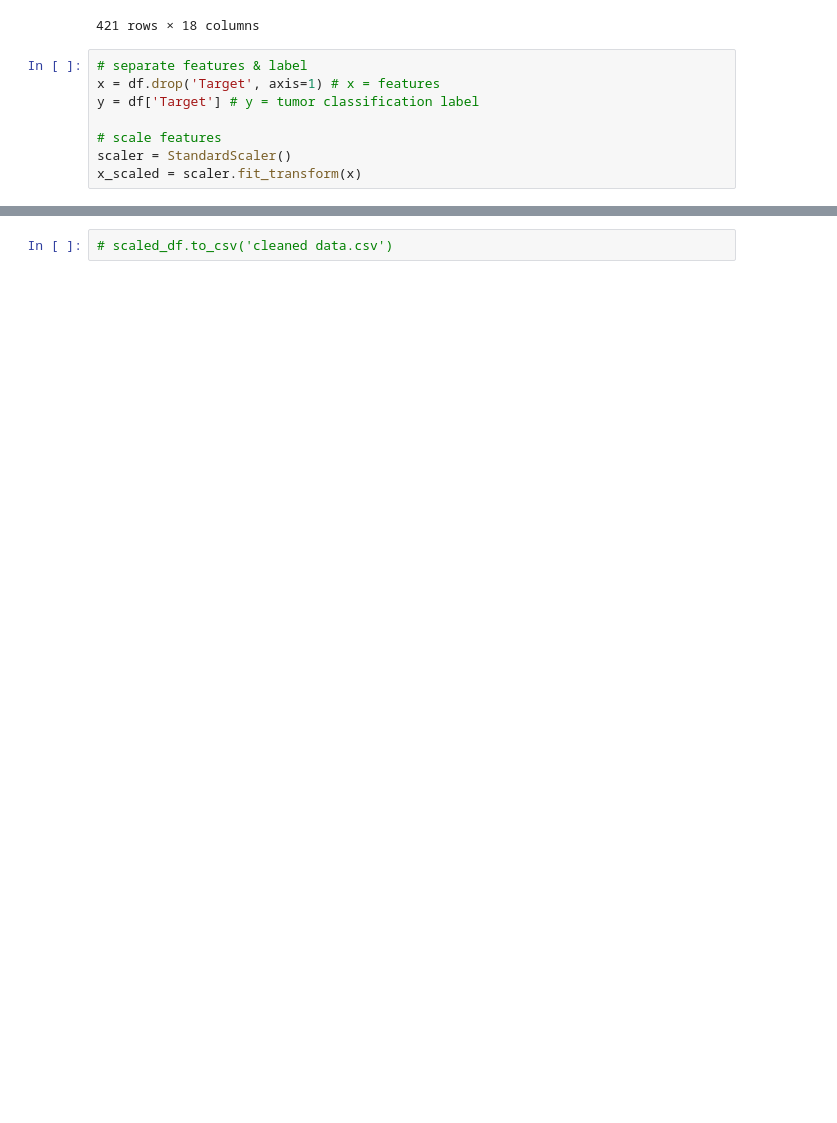
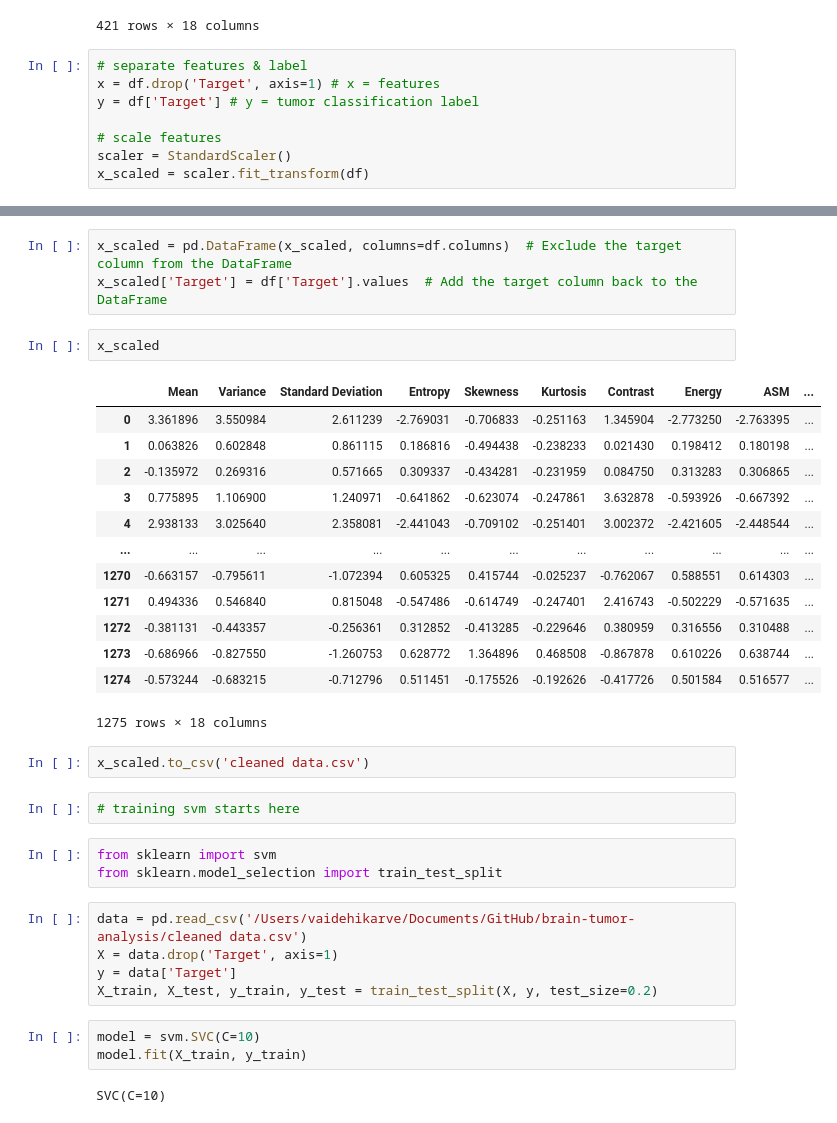
Before and after one commit to bt-ktm/brain-tumor-analysis, a Jupyter notebook: feature engineering.ipynb, the cells around one changed output, grey strips where cells are left out. Cells and saved outputs as stored; diff of their text form; blank space fills up the shorter version.

Commit message:
fixed cleaned dataset and basic svm modeling

```diff
--- a/feature engineering.ipynb
+++ b/feature engineering.ipynb
@@ -159,4 +159,4 @@ y = df['Target'] # y = tumor classification label
 
 # scale features
 scaler = StandardScaler()
-x_scaled = scaler.fit_transform(x)
+x_scaled = scaler.fit_transform(df)
@@ -180,2 +163,36 @@ scaled_df
+# %%
+x_scaled = pd.DataFrame(x_scaled, columns=df.columns)  # Exclude the target column from the DataFrame
+x_scaled['Target'] = df['Target'].values  # Add the target column back to the DataFrame
+# %%
+x_scaled
+# %% [output]
+|  | Mean | Variance | Standard Deviation | Entropy | Skewness | Kurtosis | Contrast | Energy | ASM | ... |
+| 0 | 3.361896 | 3.550984 | 2.611239 | -2.769031 | -0.706833 | -0.251163 | 1.345904 | -2.773250 | -2.763395 | ... |
+| 1 | 0.063826 | 0.602848 | 0.861115 | 0.186816 | -0.494438 | -0.238233 | 0.021430 | 0.198412 | 0.180198 | ... |
+| 2 | -0.135972 | 0.269316 | 0.571665 | 0.309337 | -0.434281 | -0.231959 | 0.084750 | 0.313283 | 0.306865 | ... |
+| 3 | 0.775895 | 1.106900 | 1.240971 | -0.641862 | -0.623074 | -0.247861 | 3.632878 | -0.593926 | -0.667392 | ... |
+| 4 | 2.938133 | 3.025640 | 2.358081 | -2.441043 | -0.709102 | -0.251401 | 3.002372 | -2.421605 | -2.448544 | ... |
+| ... | ... | ... | ... | ... | ... | ... | ... | ... | ... | ... |
+| 1270 | -0.663157 | -0.795611 | -1.072394 | 0.605325 | 0.415744 | -0.025237 | -0.762067 | 0.588551 | 0.614303 | ... |
+| 1271 | 0.494336 | 0.546840 | 0.815048 | -0.547486 | -0.614749 | -0.247401 | 2.416743 | -0.502229 | -0.571635 | ... |
+| 1272 | -0.381131 | -0.443357 | -0.256361 | 0.312852 | -0.413285 | -0.229646 | 0.380959 | 0.316556 | 0.310488 | ... |
+| 1273 | -0.686966 | -0.827550 | -1.260753 | 0.628772 | 1.364896 | 0.468508 | -0.867878 | 0.610226 | 0.638744 | ... |
+| 1274 | -0.573244 | -0.683215 | -0.712796 | 0.511451 | -0.175526 | -0.192626 | -0.417726 | 0.501584 | 0.516577 | ... |
+1275 rows × 18 columns
 # %%
-# scaled_df.to_csv('cleaned data.csv')
+x_scaled.to_csv('cleaned data.csv')
+# %%
+# training svm starts here
+# %%
+from sklearn import svm
+from sklearn.model_selection import train_test_split
+# %%
+data = pd.read_csv('/Users/vaidehikarve/Documents/GitHub/brain-tumor-analysis/cleaned data.csv')
+X = data.drop('Target', axis=1)
+y = data['Target']
+X_train, X_test, y_train, y_test = train_test_split(X, y, test_size=0.2)
+# %%
+model = svm.SVC(C=10)
+model.fit(X_train, y_train)
+# %% [output]
+SVC(C=10)
```
Also changed, not shown: parts of 12 cells of this notebook, 1 other file.
